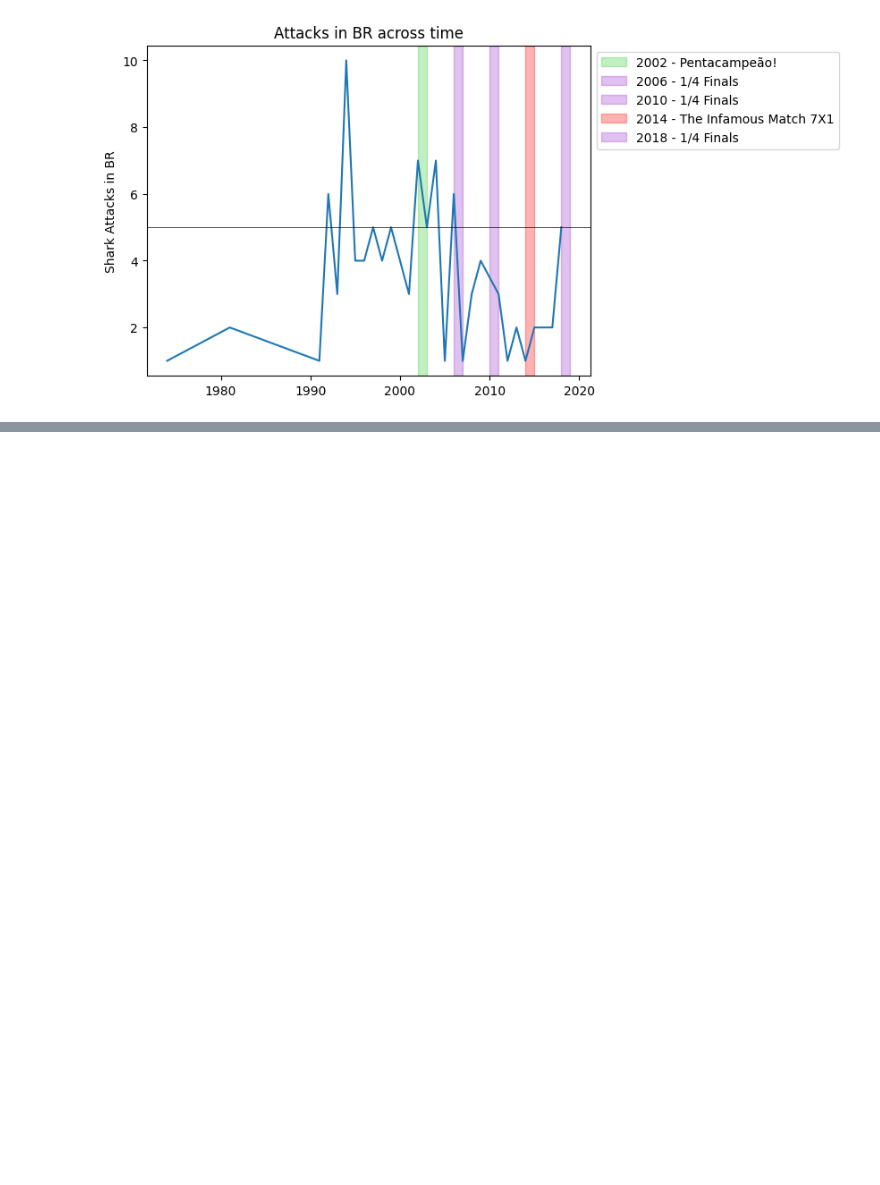
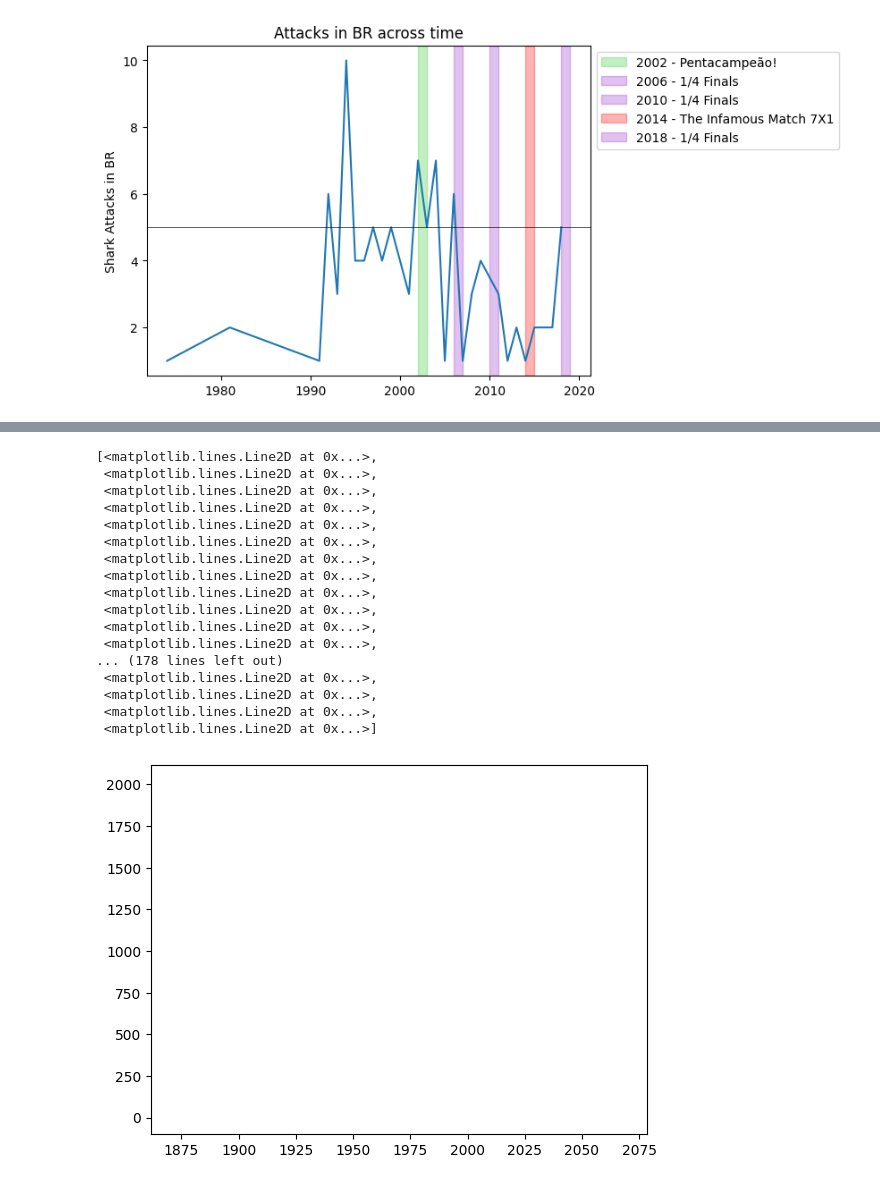
Before and after one commit to danidimarti/project1-csv_analysis, a Jupyter notebook: extraction.ipynb, the cells around one changed output, grey strips where cells are left out. Drawn from its saved outputs; the diff is of its cells as text; code cells hidden in the pictures; blank space fills up the shorter version.

```diff
--- a/extraction.ipynb
+++ b/extraction.ipynb
@@ -147,0 +217,4 @@ plt.axhline(y=5, xmin=0, xmax=2022, c='black', linewidth=0.5)
+# %%
+df['Year'] = pd.to_datetime(df['Year'])
+df.Year = pd.to_datetime(df.Year).dt.year
+df.head()
@@ -147,0 +236,33 @@ plt.axhline(y=5, xmin=0, xmax=2022, c='black', linewidth=0.5)
+# %%
+# use crosstab to pivot the dataframe
+pivot_df = pd.crosstab(df.Year, df.Country)
+
+# Plot the data for a specific country
+plt.plot(pivot_df.index, pivot_df)
+
+# Add labels and title
+#plt.xlabel('Year')
+#plt.ylabel('Occurrences')
+#plt.title('Occurrences by Year for Germany')
+
+# Show the plot
+#plt.show()
+# %% [output]
+[<matplotlib.lines.Line2D at 0x...>,
+ <matplotlib.lines.Line2D at 0x...>,
+ <matplotlib.lines.Line2D at 0x...>,
+ <matplotlib.lines.Line2D at 0x...>,
+ <matplotlib.lines.Line2D at 0x...>,
+ <matplotlib.lines.Line2D at 0x...>,
+ <matplotlib.lines.Line2D at 0x...>,
+ <matplotlib.lines.Line2D at 0x...>,
+ <matplotlib.lines.Line2D at 0x...>,
+ <matplotlib.lines.Line2D at 0x...>,
+ <matplotlib.lines.Line2D at 0x...>,
+ <matplotlib.lines.Line2D at 0x...>,
+... (178 lines left out)
+ <matplotlib.lines.Line2D at 0x...>,
+ <matplotlib.lines.Line2D at 0x...>,
+ <matplotlib.lines.Line2D at 0x...>,
+ <matplotlib.lines.Line2D at 0x...>]
+[figure, added]
```
Also changed, not shown: parts of 22 cells of this notebook.
